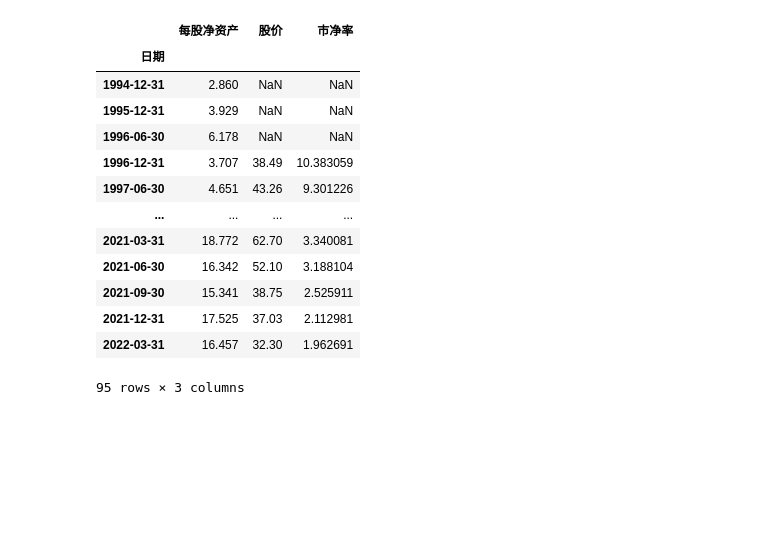
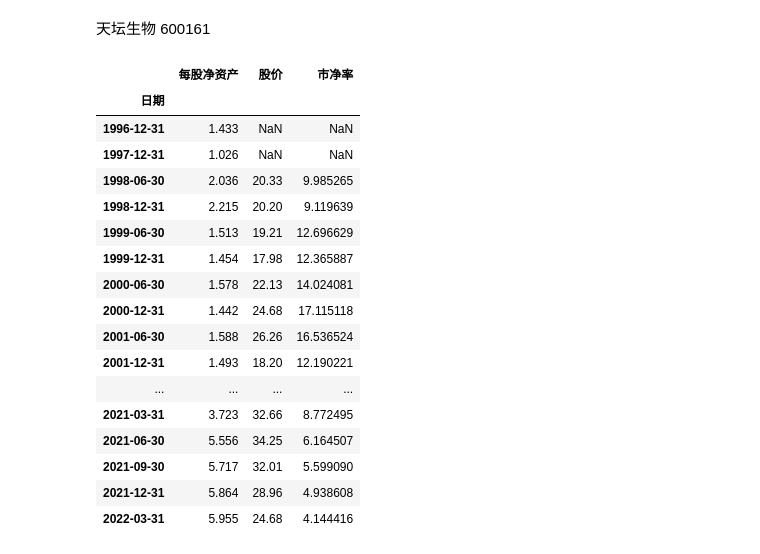
Before and after one commit to songjian/economic-data-tools, a Jupyter notebook: 盛京剑客《从净资产角度思考股票投资》.ipynb, the cells around one changed output. Drawn from its saved outputs; the diff is of its cells as text; code cells hidden in the pictures; blank space fills up the shorter version.

```diff
--- a/盛京剑客《从净资产角度思考股票投资》.ipynb
+++ b/盛京剑客《从净资产角度思考股票投资》.ipynb
@@ -2,15 +2,14 @@
 from netease import netease
 from sina_finance import sina
 import numpy as np
+import pandas as pd
+pd.set_option('display.max_rows', None)
 # %%
 def mgjzc(code):
-    mgjzc=sina.mgjzc(code)
-    hp=netease.historical_prices('0'+code)
-    mgjzc.drop(mgjzc.tail(1).index, inplace=True)
-    mgjzc['每股净资产']=mgjzc['每股净资产'].astype('float')
-    mgjzc['股价']=hp['收盘价'].resample('Q').ffill()
-    mgjzc['市净率']=mgjzc['股价']/mgjzc['每股净资产']
-    mgjzc.sort_index(inplace=True)
-    return mgjzc
+    code=str(code)
+    r1=sina.mgjzc(code)
+    r2=netease.historical_prices(code)
+    r1['股价']=r2['收盘价'].resample('Q').ffill()
+    r1['市净率']=r1['股价']/r1['每股净资产']
+    r1.sort_index(inplace=True)
+    return r1
-# %%
-mgjzc=sina.mgjzc('601328')
@@ -33,3 +42,0 @@ Name: 每股净资产, Length: 74, dtype: object
-# %%
-mgjzc=mgjzc('600161')
-mgjzc['每股净资产'].plot(figsize=(12,10), kind='bar')
@@ -39,17 +43,23 @@ mgjzc['每股净资产'].plot(figsize=(12,10), kind='bar')
+# %% [markdown]
+天坛生物 600161
 # %%
-mgjzc
+mgjzc('600161')
 # %% [output]
 |  | 每股净资产 | 股价 | 市净率 |
 | 日期 |  |  |  |
-| 1994-12-31 | 2.860 | NaN | NaN |
-| 1995-12-31 | 3.929 | NaN | NaN |
-| 1996-06-30 | 6.178 | NaN | NaN |
-| 1996-12-31 | 3.707 | 38.49 | 10.383059 |
-| 1997-06-30 | 4.651 | 43.26 | 9.301226 |
+| 1996-12-31 | 1.433 | NaN | NaN |
+| 1997-12-31 | 1.026 | NaN | NaN |
+| 1998-06-30 | 2.036 | 20.33 | 9.985265 |
+| 1998-12-31 | 2.215 | 20.20 | 9.119639 |
+| 1999-06-30 | 1.513 | 19.21 | 12.696629 |
+| 1999-12-31 | 1.454 | 17.98 | 12.365887 |
+| 2000-06-30 | 1.578 | 22.13 | 14.024081 |
+| 2000-12-31 | 1.442 | 24.68 | 17.115118 |
+| 2001-06-30 | 1.588 | 26.26 | 16.536524 |
+| 2001-12-31 | 1.493 | 18.20 | 12.190221 |
 | ... | ... | ... | ... |
-| 2021-03-31 | 18.772 | 62.70 | 3.340081 |
-| 2021-06-30 | 16.342 | 52.10 | 3.188104 |
-| 2021-09-30 | 15.341 | 38.75 | 2.525911 |
-| 2021-12-31 | 17.525 | 37.03 | 2.112981 |
-| 2022-03-31 | 16.457 | 32.30 | 1.962691 |
+| 2021-03-31 | 3.723 | 32.66 | 8.772495 |
+| 2021-06-30 | 5.556 | 34.25 | 6.164507 |
+| 2021-09-30 | 5.717 | 32.01 | 5.599090 |
+| 2021-12-31 | 5.864 | 28.96 | 4.938608 |
+| 2022-03-31 | 5.955 | 24.68 | 4.144416 |
-95 rows × 3 columns
```
Also changed, not shown: parts of 23 cells of this notebook.
